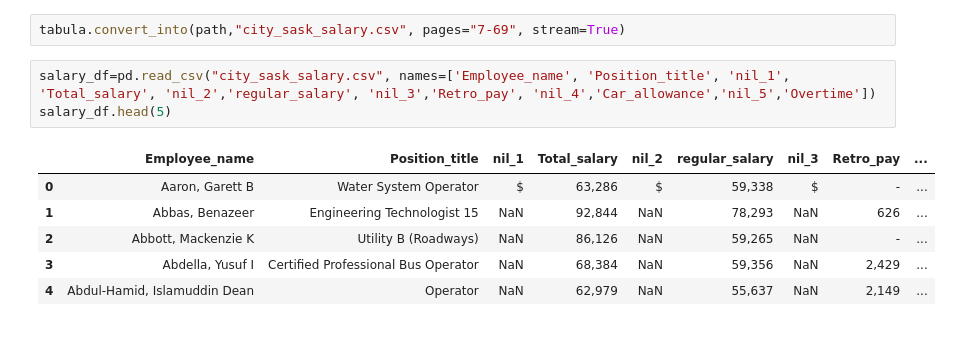
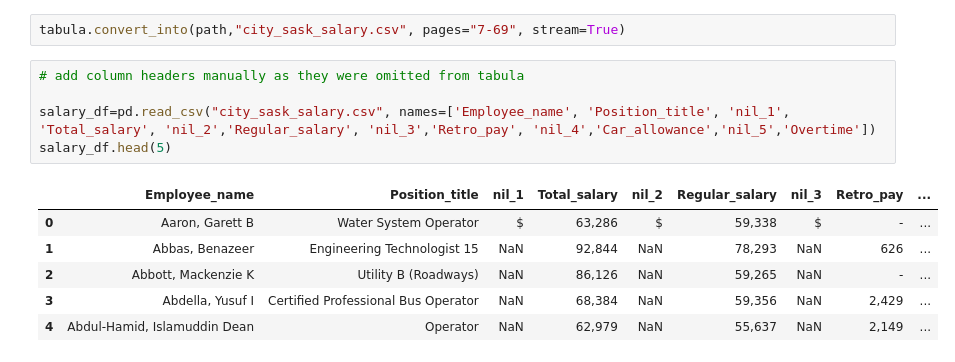
Before and after one commit to dkaybee/city_employee_salary, a Jupyter notebook: city_employee_salary.ipynb, the cells around one changed output. Drawn from its saved outputs; the diff is of its cells as text.

```diff
--- a/city_employee_salary.ipynb
+++ b/city_employee_salary.ipynb
@@ -34,10 +22,12 @@ print(tables)
 # %%
 tabula.convert_into(path,"city_sask_salary.csv", pages="7-69", stream=True)
 # %%
-salary_df=pd.read_csv("city_sask_salary.csv", names=['Employee_name', 'Position_title', 'nil_1', 'Total_salary', 'nil_2','regular_salary', 'nil_3','Retro_pay', 'nil_4','Car_allowance','nil_5','Overtime'])
+# add column headers manually as they were omitted from tabula
+
+salary_df=pd.read_csv("city_sask_salary.csv", names=['Employee_name', 'Position_title', 'nil_1', 'Total_salary', 'nil_2','Regular_salary', 'nil_3','Retro_pay', 'nil_4','Car_allowance','nil_5','Overtime'])
 salary_df.head(5)
 # %% [output]
-|  | Employee_name | Position_title | nil_1 | Total_salary | nil_2 | regular_salary | nil_3 | Retro_pay | ... |
+|  | Employee_name | Position_title | nil_1 | Total_salary | nil_2 | Regular_salary | nil_3 | Retro_pay | ... |
 | 0 | Aaron, Garett B | Water System Operator | $ | 63,286 | $ | 59,338 | $ | - | ... |
 | 1 | Abbas, Benazeer | Engineering Technologist 15 | NaN | 92,844 | NaN | 78,293 | NaN | 626 | ... |
 | 2 | Abbott, Mackenzie K | Utility B (Roadways) | NaN | 86,126 | NaN | 59,265 | NaN | - | ... |
```
Also changed, not shown: parts of 12 cells of this notebook.
